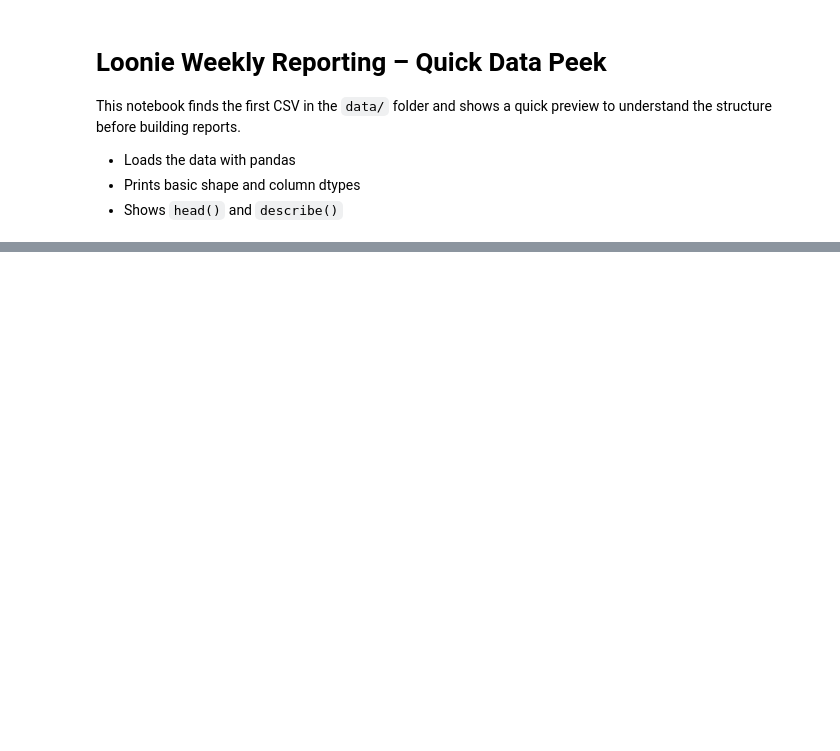
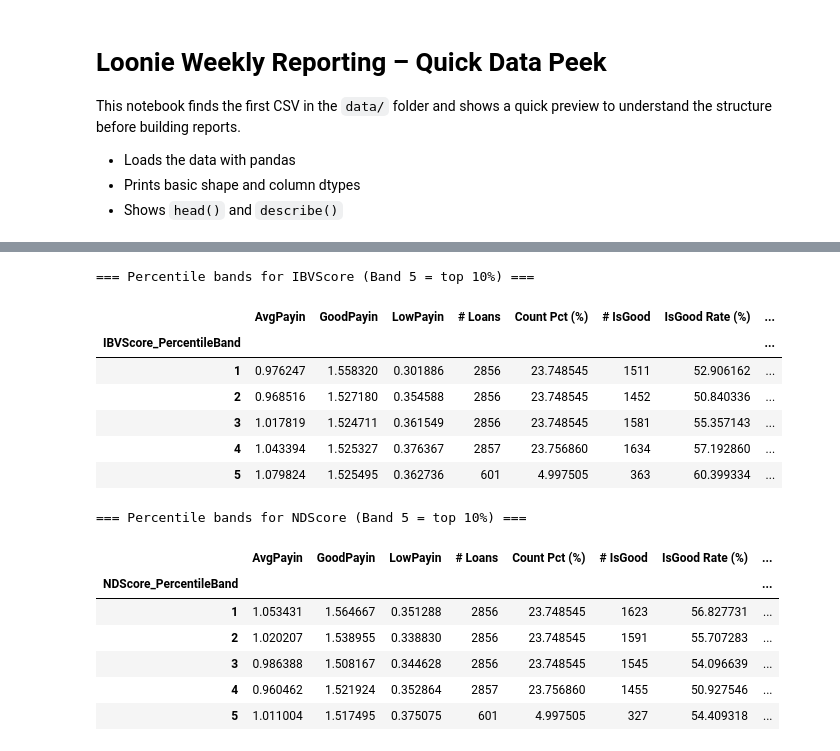
Before and after one commit to Junchen-concord/loonie_reporting, a Jupyter notebook: notebooks/01_quick_peek.ipynb, the cells around one changed output, grey strips where cells are left out. Drawn from its saved outputs; the diff is of its cells as text; code cells hidden in the pictures; blank space fills up the shorter version.

```diff
--- a/notebooks/01_quick_peek.ipynb
+++ b/notebooks/01_quick_peek.ipynb
@@ -45,0 +218,54 @@ with pd.option_context('display.max_columns', None, 'display.width', 120):
+# %%
+# Import percentile helpers
+from pathlib import Path
+import sys
+
+project_root = Path("..").resolve()
+if str(project_root) not in sys.path:
+    sys.path.insert(0, str(project_root))
+
+from loonie_reporting import band_and_report_from_scores_percentiles
+
+score_cols = [
+    "IBVScore",
+    "NDScore",
+]
+
+# ensure numeric scores (non-numeric coerced to NaN and ignored in banding)
+for c in score_cols:
+    if c in df.columns:
+        df[c] = pd.to_numeric(df[c], errors="coerce")
+
+for col in score_cols:
+    if col not in df.columns:
+        print(f"[skip] {col} not in df")
+        continue
+
+    print(f"\n=== Percentile bands for {col} (Band 5 = top 10%) ===")
+    bands, table = band_and_report_from_scores_percentiles(
+        df=df,
+        score_col=col,
+        num_bands=5,      # total bands (1 top 10% + 4 equal bands across remaining 90%)
+        top_tail=0.05,    # top 10%
+        higher_is_better=True,
+        best_band_is_highest=True,
+    )
+    table.index.name = f"{col}_PercentileBand"
+    display(table)
+# %% [output]
+=== Percentile bands for IBVScore (Band 5 = top 10%) ===
+|  | AvgPayin | GoodPayin | LowPayin | # Loans | Count Pct (%) | # IsGood | IsGood Rate (%) | ... |
+| IBVScore_PercentileBand |  |  |  |  |  |  |  | ... |
+| 1 | 0.976247 | 1.558320 | 0.301886 | 2856 | 23.748545 | 1511 | 52.906162 | ... |
+| 2 | 0.968516 | 1.527180 | 0.354588 | 2856 | 23.748545 | 1452 | 50.840336 | ... |
+| 3 | 1.017819 | 1.524711 | 0.361549 | 2856 | 23.748545 | 1581 | 55.357143 | ... |
+| 4 | 1.043394 | 1.525327 | 0.376367 | 2857 | 23.756860 | 1634 | 57.192860 | ... |
+| 5 | 1.079824 | 1.525495 | 0.362736 | 601 | 4.997505 | 363 | 60.399334 | ... |
+=== Percentile bands for NDScore (Band 5 = top 10%) ===
+|  | AvgPayin | GoodPayin | LowPayin | # Loans | Count Pct (%) | # IsGood | IsGood Rate (%) | ... |
+| NDScore_PercentileBand |  |  |  |  |  |  |  | ... |
+| 1 | 1.053431 | 1.564667 | 0.351288 | 2856 | 23.748545 | 1623 | 56.827731 | ... |
+| 2 | 1.020207 | 1.538955 | 0.338830 | 2856 | 23.748545 | 1591 | 55.707283 | ... |
+| 3 | 0.986388 | 1.508167 | 0.344628 | 2856 | 23.748545 | 1545 | 54.096639 | ... |
+| 4 | 0.960462 | 1.521924 | 0.352864 | 2857 | 23.756860 | 1455 | 50.927546 | ... |
+| 5 | 1.011004 | 1.517495 | 0.375075 | 601 | 4.997505 | 327 | 54.409318 | ... |
```
Also changed, not shown: parts of 14 cells of this notebook, 4 other files.
